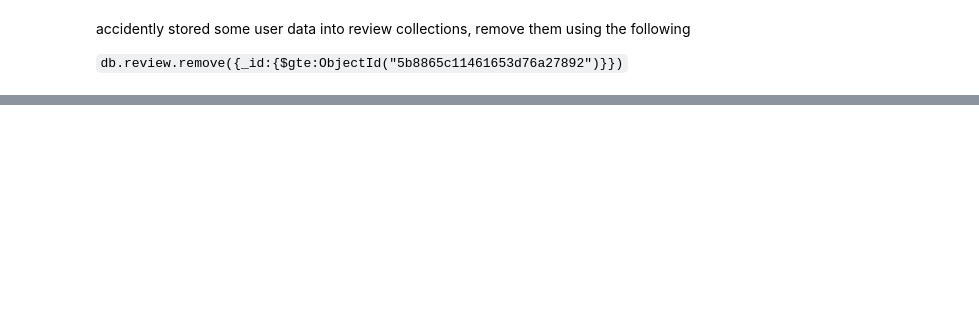
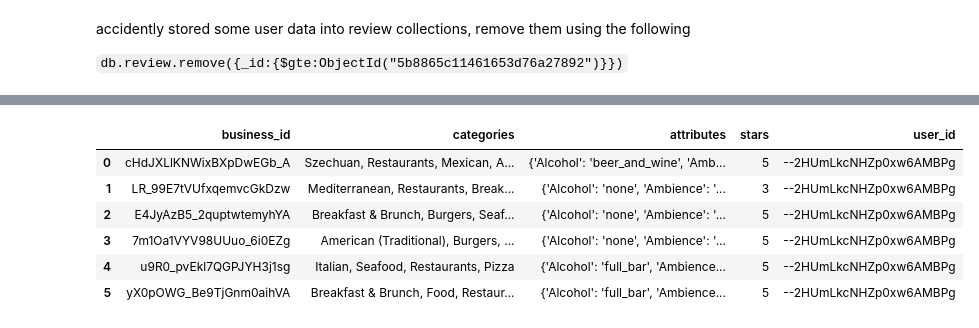
Before and after one commit to ShijunW/Galvanize-DSI-Capstone, a Jupyter notebook: MongoDB.ipynb, the cells around one changed output, grey strips where cells are left out. Saved outputs shown, nothing was run; the diff lists cells and outputs as text; code cells hidden in the pictures; blank space fills up the shorter version.

```diff
--- a/MongoDB.ipynb
+++ b/MongoDB.ipynb
@@ -88,0 +202,12 @@ accidently stored some user data into review collections, remove them using the
+# %%
+user = pd.merge(biz, review, how='inner', on='business_id')
+# %%
+user
+# %% [output]
+|  | business_id | categories | attributes | stars | user_id |
+| 0 | cHdJXLlKNWixBXpDwEGb_A | Szechuan, Restaurants, Mexican, A... | {'Alcohol': 'beer_and_wine', 'Amb... | 5 | --2HUmLkcNHZp0xw6AMBPg |
+| 1 | LR_99E7tVUfxqemvcGkDzw | Mediterranean, Restaurants, Break... | {'Alcohol': 'none', 'Ambience': '... | 3 | --2HUmLkcNHZp0xw6AMBPg |
+| 2 | E4JyAzB5_2quptwtemyhYA | Breakfast & Brunch, Burgers, Seaf... | {'Alcohol': 'none', 'Ambience': '... | 5 | --2HUmLkcNHZp0xw6AMBPg |
+| 3 | 7m1Oa1VYV98UUuo_6i0EZg | American (Traditional), Burgers, ... | {'Alcohol': 'none', 'Ambience': '... | 5 | --2HUmLkcNHZp0xw6AMBPg |
+| 4 | u9R0_pvEkl7QGPJYH3j1sg | Italian, Seafood, Restaurants, Pizza | {'Alcohol': 'full_bar', 'Ambience... | 5 | --2HUmLkcNHZp0xw6AMBPg |
+| 5 | yX0pOWG_Be9TjGnm0aihVA | Breakfast & Brunch, Food, Restaur... | {'Alcohol': 'full_bar', 'Ambience... | 5 | --2HUmLkcNHZp0xw6AMBPg |
```
Also changed, not shown: parts of 25 cells of this notebook, 4 other files.
